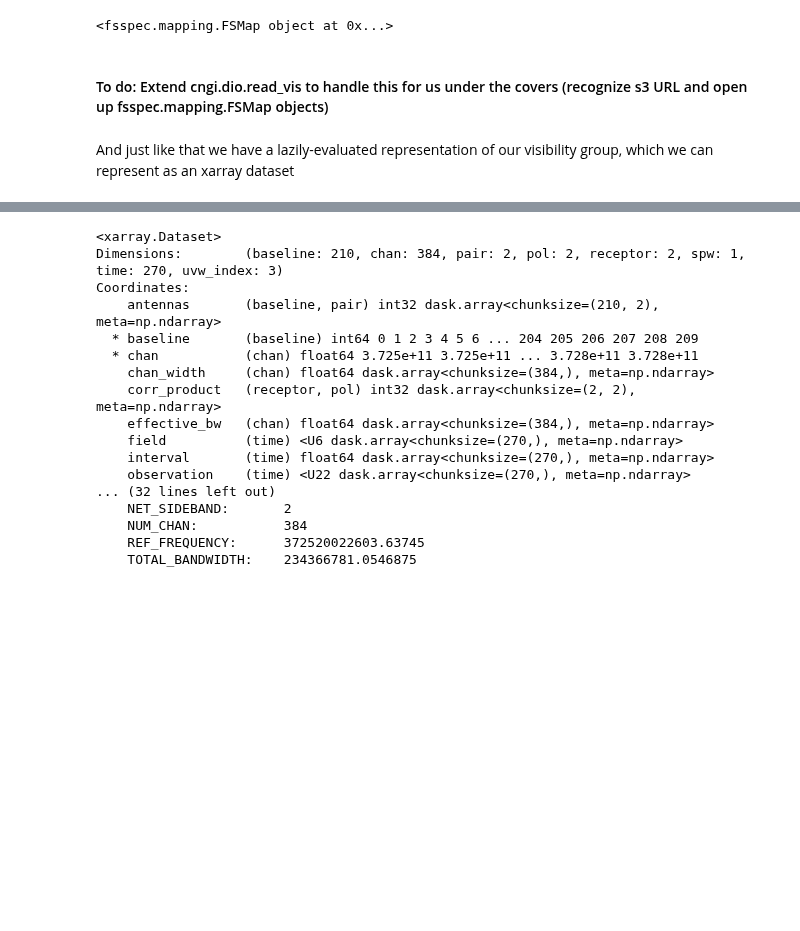
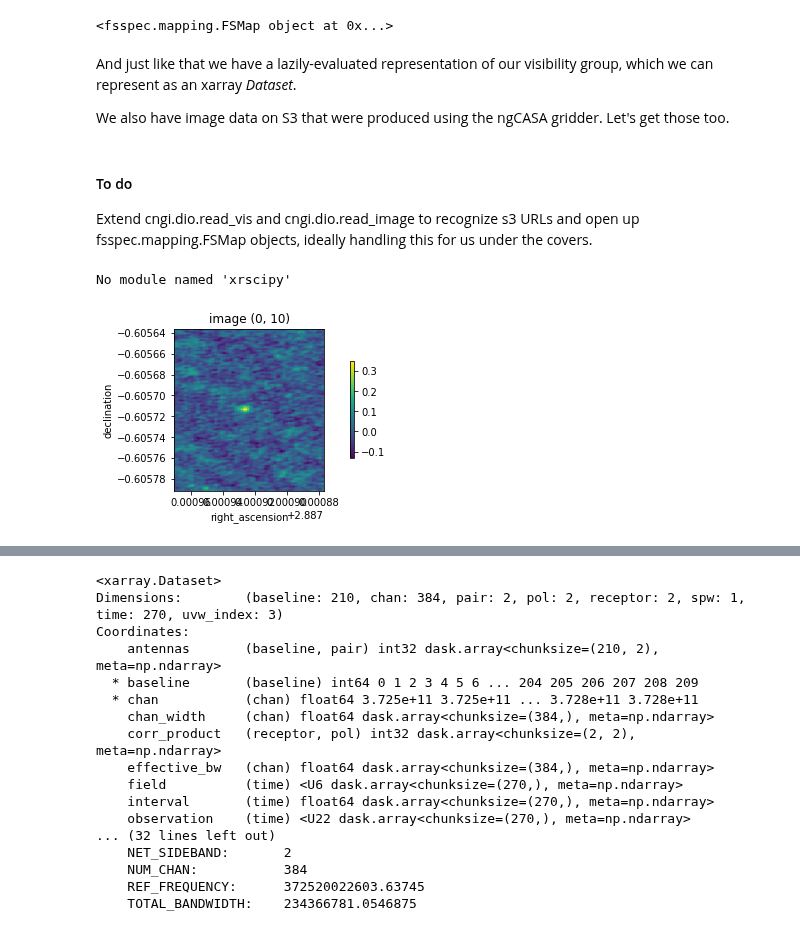
Before and after one commit to casangi/examples, a Jupyter notebook: Coordinates_overview.ipynb, the cells around one changed output, grey strips where cells are left out. Saved outputs shown, nothing was run; the diff lists cells and outputs as text; code cells hidden in the pictures; blank space fills up the shorter version.

```diff
--- a/Coordinates_overview.ipynb
+++ b/Coordinates_overview.ipynb
@@ -89,7 +92,22 @@ print(store_md)
 # Now we actually pass the mappings as input to xarray's zarr interface
 vis_xds = xr.open_zarr(store=store_vis, consolidated=False)
 global_xds = xr.open_zarr(store=store_md, consolidated=False)
+# %% [markdown]
+And just like that we have a lazily-evaluated representation of our visibility group, which we can represent as an xarray *Dataset*.
+
+We also have image data on S3 that were produced using the ngCASA gridder. Let's get those too.
+# %%
+s3_img = bucket+'test_data/cube_twhya_standard_gridder.img.zarr/'
+
+# Convert object stores to our desired MutableMapping interface
+store_img = s3fs.S3Map(root=s3_img, s3=s3, check=False)
+img_xds = xr.open_zarr(store=store_img, consolidated=False)
 # %% [markdown]
-#### To do: Extend cngi.dio.read_vis to handle this for us under the covers (recognize s3 URL and open up fsspec.mapping.FSMap objects)
+#### To do
+
+Extend cngi.dio.read_vis and cngi.dio.read_image to recognize s3 URLs and open up fsspec.mapping.FSMap objects, ideally handling this for us under the covers.
-# %% [markdown]
-And just like that we have a lazily-evaluated representation of our visibility group, which we can represent as an xarray dataset
+# %%
+cngi.image.preview(img_xds, variable='image', region=None, pol=0, channels=10, tsize=200)
+# %% [output]
+No module named 'xrscipy'
+[figure, added]
```
Also changed, not shown: parts of 13 cells of this notebook.
